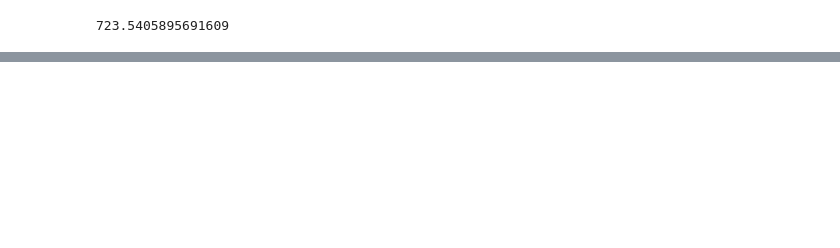
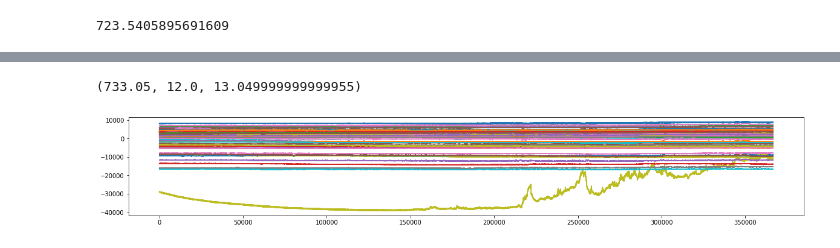
Before and after one commit to MiscellaneousStuff/eeg-stimuli, a Jupyter notebook: main.ipynb, the cells around one changed output, grey strips where cells are left out. Drawn from its saved outputs; the diff is of its cells as text; code cells hidden in the pictures; blank space fills up the shorter version.

```diff
--- a/main.ipynb
+++ b/main.ipynb
@@ -48,0 +178,7 @@ sum(audio_lens)
+# %%
+go(data2, 0, -1)
+data2_secs = data2.shape[1] / 500
+data2_secs, data2_secs // 60, data2_secs % 60
+# %% [output]
+(733.05, 12.0, 13.049999999999955)
+[figure, added]
```
Also changed, not shown: parts of 13 cells of this notebook.
